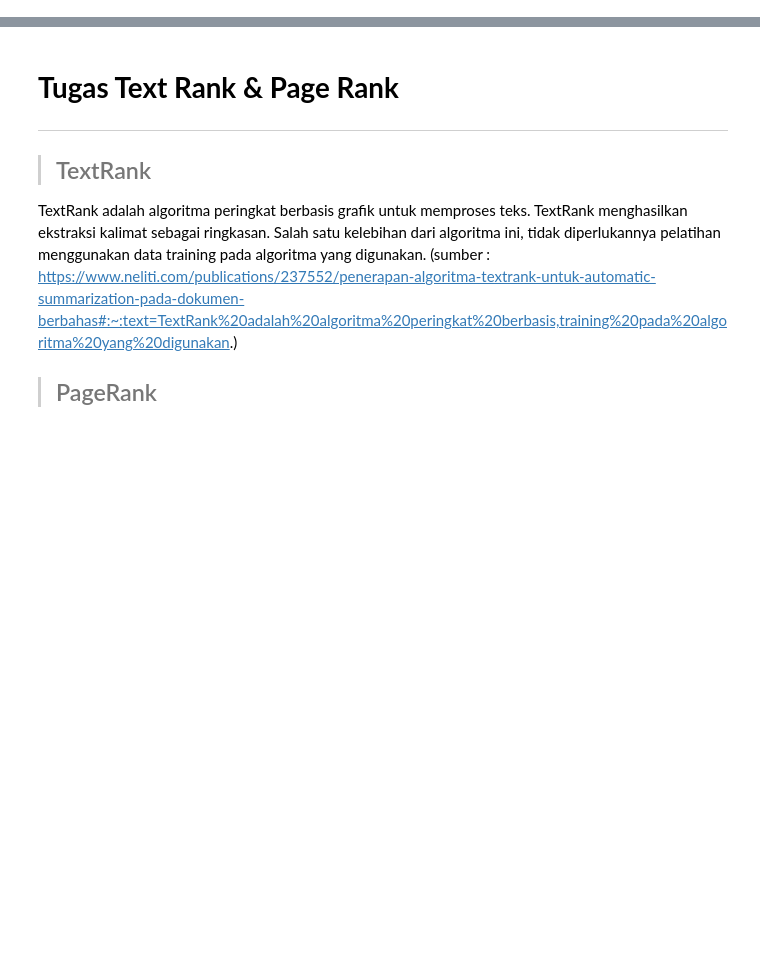
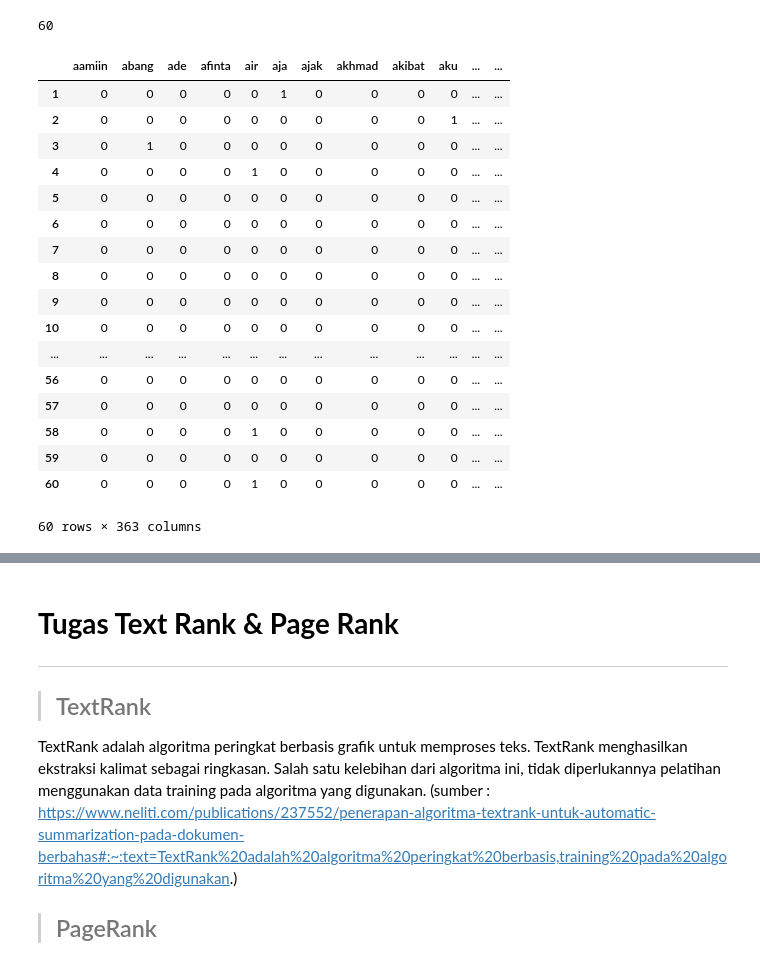
Before and after one commit to azrielakbar/webmining, a Jupyter notebook: _sources/tugaspagerank.ipynb, the cells around one changed output, grey strips where cells are left out. Saved outputs shown, nothing was run; the diff lists cells and outputs as text; code cells hidden in the pictures; blank space fills up the shorter version.

```diff
--- a/_sources/tugaspagerank.ipynb
+++ b/_sources/tugaspagerank.ipynb
@@ -0,0 +484,24 @@
+# %%
+print(len(matriks_vsm[:,1]))
+dataTF =pd.DataFrame(data=matriks_vsm,index=list(range(1, len(matriks_vsm[:,1])+1, )),columns=[a])
+dataTF
+# %% [output]
+60
+|  | aamiin | abang | ade | afinta | air | aja | ajak | akhmad | akibat | aku | ... | ... |
+| 1 | 0 | 0 | 0 | 0 | 0 | 1 | 0 | 0 | 0 | 0 | ... | ... |
+| 2 | 0 | 0 | 0 | 0 | 0 | 0 | 0 | 0 | 0 | 1 | ... | ... |
+| 3 | 0 | 1 | 0 | 0 | 0 | 0 | 0 | 0 | 0 | 0 | ... | ... |
+| 4 | 0 | 0 | 0 | 0 | 1 | 0 | 0 | 0 | 0 | 0 | ... | ... |
+| 5 | 0 | 0 | 0 | 0 | 0 | 0 | 0 | 0 | 0 | 0 | ... | ... |
+| 6 | 0 | 0 | 0 | 0 | 0 | 0 | 0 | 0 | 0 | 0 | ... | ... |
+| 7 | 0 | 0 | 0 | 0 | 0 | 0 | 0 | 0 | 0 | 0 | ... | ... |
+| 8 | 0 | 0 | 0 | 0 | 0 | 0 | 0 | 0 | 0 | 0 | ... | ... |
+| 9 | 0 | 0 | 0 | 0 | 0 | 0 | 0 | 0 | 0 | 0 | ... | ... |
+| 10 | 0 | 0 | 0 | 0 | 0 | 0 | 0 | 0 | 0 | 0 | ... | ... |
+| ... | ... | ... | ... | ... | ... | ... | ... | ... | ... | ... | ... | ... |
+| 56 | 0 | 0 | 0 | 0 | 0 | 0 | 0 | 0 | 0 | 0 | ... | ... |
+| 57 | 0 | 0 | 0 | 0 | 0 | 0 | 0 | 0 | 0 | 0 | ... | ... |
+| 58 | 0 | 0 | 0 | 0 | 1 | 0 | 0 | 0 | 0 | 0 | ... | ... |
+| 59 | 0 | 0 | 0 | 0 | 0 | 0 | 0 | 0 | 0 | 0 | ... | ... |
+| 60 | 0 | 0 | 0 | 0 | 1 | 0 | 0 | 0 | 0 | 0 | ... | ... |
+60 rows × 363 columns
```
Also changed, not shown: parts of 48 cells of this notebook, 18 other files.
